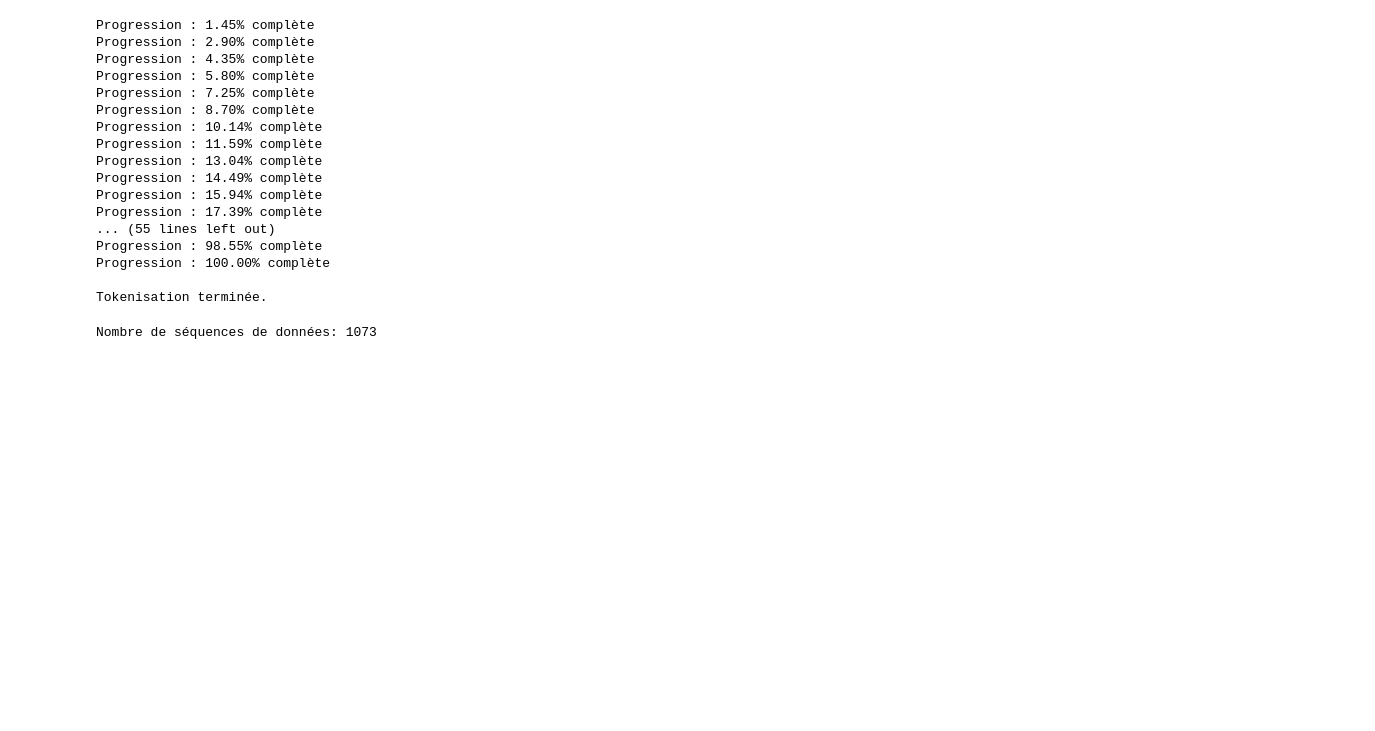
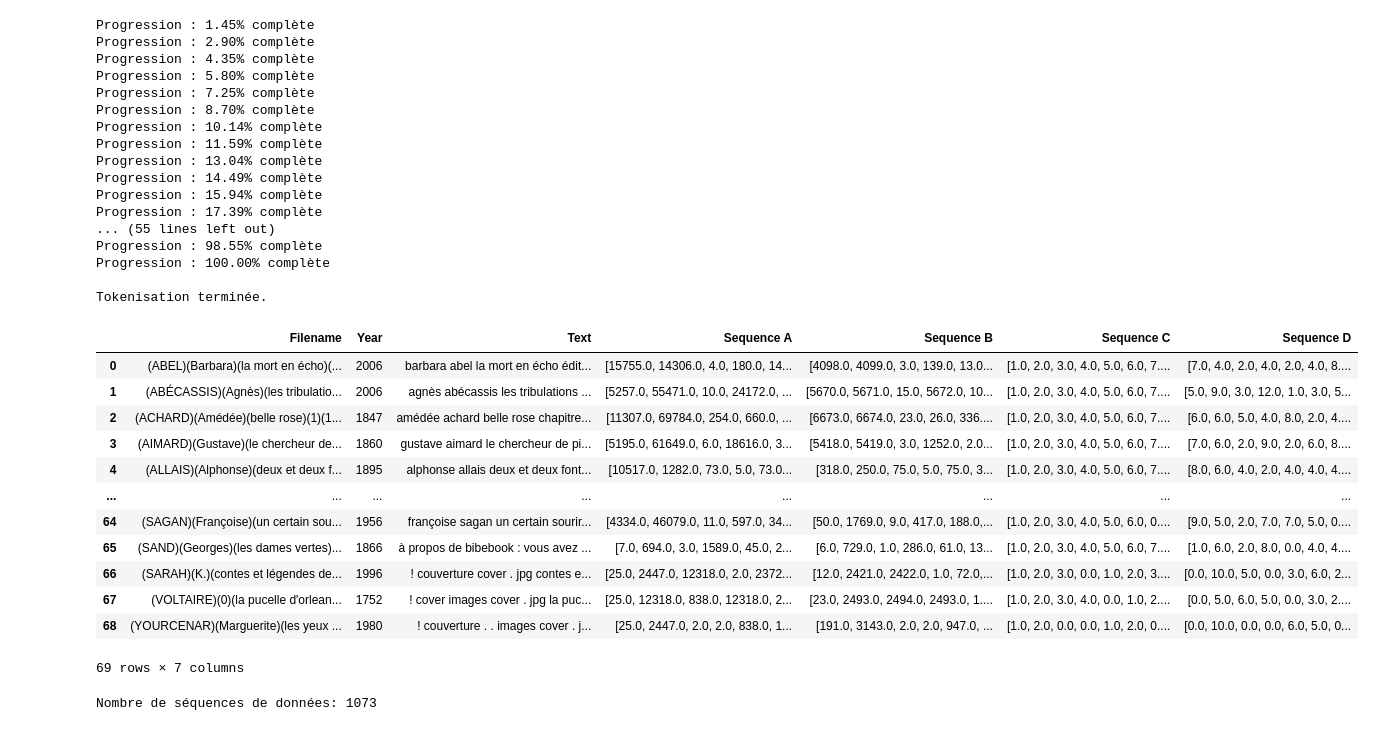
Before and after one commit to dorianGT/Text-Datation-With-CNN, a Jupyter notebook: TER.ipynb, the cells around one changed output. Cells and saved outputs as stored; diff of their text form; code cells hidden in the pictures; blank space fills up the shorter version.

```diff
--- a/TER.ipynb
+++ b/TER.ipynb
@@ -515,6 +607,32 @@ Progression : 98.55% complète
 Progression : 100.00% complète
 
 Tokenisation terminée.
+# %%
+seqA = pd.DataFrame({'Sequence A': sequences_testA})
+df3['Sequence A'] = seqA['Sequence A']
+seqB = pd.DataFrame({'Sequence B': sequences_testB})
+df3['Sequence B'] = seqB['Sequence B']
+seqC = pd.DataFrame({'Sequence C': sequences_testC})
+df3['Sequence C'] = seqC['Sequence C']
+seqD = pd.DataFrame({'Sequence D': sequences_testD})
+df3['Sequence D'] = seqD['Sequence D']
+#pd.set_option('display.max_rows', None)
+display(df3)
+#df3.to_csv('df_test.csv', index=False)
+# %% [output]
+|  | Filename | Year | Text | Sequence A | Sequence B | Sequence C | Sequence D |
+| 0 | (ABEL)(Barbara)(la mort en écho)(... | 2006 | barbara abel la mort en écho édit... | [15755.0, 14306.0, 4.0, 180.0, 14... | [4098.0, 4099.0, 3.0, 139.0, 13.0... | [1.0, 2.0, 3.0, 4.0, 5.0, 6.0, 7.... | [7.0, 4.0, 2.0, 4.0, 2.0, 4.0, 8.... |
+| 1 | (ABÉCASSIS)(Agnès)(les tribulatio... | 2006 | agnès abécassis les tribulations ... | [5257.0, 55471.0, 10.0, 24172.0, ... | [5670.0, 5671.0, 15.0, 5672.0, 10... | [1.0, 2.0, 3.0, 4.0, 5.0, 6.0, 7.... | [5.0, 9.0, 3.0, 12.0, 1.0, 3.0, 5... |
+| 2 | (ACHARD)(Amédée)(belle rose)(1)(1... | 1847 | amédée achard belle rose chapitre... | [11307.0, 69784.0, 254.0, 660.0, ... | [6673.0, 6674.0, 23.0, 26.0, 336.... | [1.0, 2.0, 3.0, 4.0, 5.0, 6.0, 7.... | [6.0, 6.0, 5.0, 4.0, 8.0, 2.0, 4.... |
+| 3 | (AIMARD)(Gustave)(le chercheur de... | 1860 | gustave aimard le chercheur de pi... | [5195.0, 61649.0, 6.0, 18616.0, 3... | [5418.0, 5419.0, 3.0, 1252.0, 2.0... | [1.0, 2.0, 3.0, 4.0, 5.0, 6.0, 7.... | [7.0, 6.0, 2.0, 9.0, 2.0, 6.0, 8.... |
+| 4 | (ALLAIS)(Alphonse)(deux et deux f... | 1895 | alphonse allais deux et deux font... | [10517.0, 1282.0, 73.0, 5.0, 73.0... | [318.0, 250.0, 75.0, 5.0, 75.0, 3... | [1.0, 2.0, 3.0, 4.0, 5.0, 6.0, 7.... | [8.0, 6.0, 4.0, 2.0, 4.0, 4.0, 4.... |
+| ... | ... | ... | ... | ... | ... | ... | ... |
+| 64 | (SAGAN)(Françoise)(un certain sou... | 1956 | françoise sagan un certain sourir... | [4334.0, 46079.0, 11.0, 597.0, 34... | [50.0, 1769.0, 9.0, 417.0, 188.0,... | [1.0, 2.0, 3.0, 4.0, 5.0, 6.0, 0.... | [9.0, 5.0, 2.0, 7.0, 7.0, 5.0, 0.... |
+| 65 | (SAND)(Georges)(les dames vertes)... | 1866 | à propos de bibebook : vous avez ... | [7.0, 694.0, 3.0, 1589.0, 45.0, 2... | [6.0, 729.0, 1.0, 286.0, 61.0, 13... | [1.0, 2.0, 3.0, 4.0, 5.0, 6.0, 7.... | [1.0, 6.0, 2.0, 8.0, 0.0, 4.0, 4.... |
+| 66 | (SARAH)(K.)(contes et légendes de... | 1996 | ! couverture cover . jpg contes e... | [25.0, 2447.0, 12318.0, 2.0, 2372... | [12.0, 2421.0, 2422.0, 1.0, 72.0,... | [1.0, 2.0, 3.0, 0.0, 1.0, 2.0, 3.... | [0.0, 10.0, 5.0, 0.0, 3.0, 6.0, 2... |
+| 67 | (VOLTAIRE)(0)(la pucelle d'orlean... | 1752 | ! cover images cover . jpg la puc... | [25.0, 12318.0, 838.0, 12318.0, 2... | [23.0, 2493.0, 2494.0, 2493.0, 1.... | [1.0, 2.0, 3.0, 4.0, 0.0, 1.0, 2.... | [0.0, 5.0, 6.0, 5.0, 0.0, 3.0, 2.... |
+| 68 | (YOURCENAR)(Marguerite)(les yeux ... | 1980 | ! couverture . . images cover . j... | [25.0, 2447.0, 2.0, 2.0, 838.0, 1... | [191.0, 3143.0, 2.0, 2.0, 947.0, ... | [1.0, 2.0, 0.0, 0.0, 1.0, 2.0, 0.... | [0.0, 10.0, 0.0, 0.0, 6.0, 5.0, 0... |
+69 rows × 7 columns
 # %%
 # Division des données en séquences de longueur maximale max_len
 data_testA,y_test,sequence_count_book_test = diviser_liste(sequences_testA,y_test, max_len)
```
Also changed, not shown: parts of 3 cells of this notebook.
